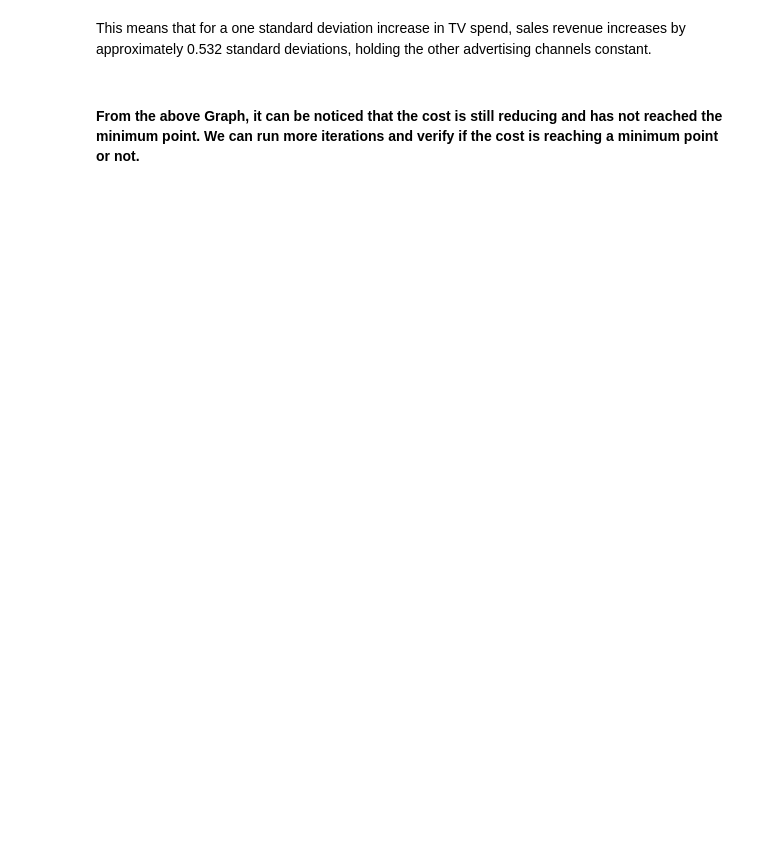
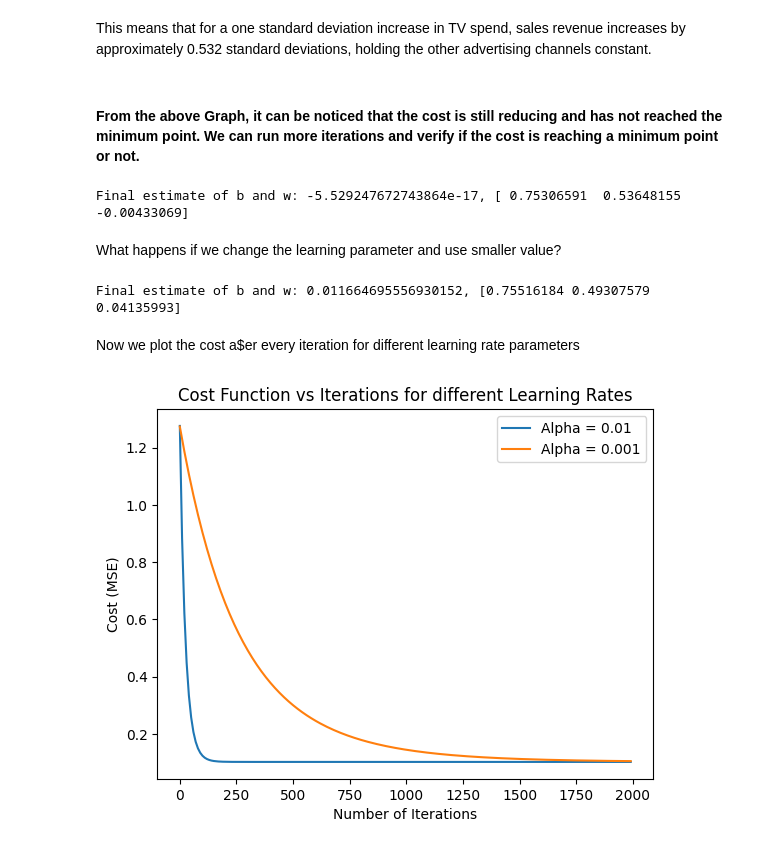
Before and after one commit to Anurag-Warthi/ExcelR, a Jupyter notebook: Data Science/04-Advanced_ML/GD1.ipynb, the cells around one changed output. Drawn from its saved outputs; the diff is of its cells as text; code cells hidden in the pictures; blank space fills up the shorter version.

```diff
--- a/Data Science/04-Advanced_ML/GD1.ipynb
+++ b/Data Science/04-Advanced_ML/GD1.ipynb
@@ -189,3 +189,25 @@ Final Estimates of b and w: 0.42844895817391443, [0.5319735  0.31601458 0.441426
 This means that for a one standard deviation increase in TV spend, sales revenue increases by approximately 0.532 standard deviations, holding the other advertising channels constant.
 # %% [markdown]
 #### From the above Graph, it can be noticed that the cost is still reducing and has not reached the minimum point. We can run more iterations and verify if the cost is reaching a minimum point or not.
+# %%
+alpha_df_1, b, w = run_gradient_descent(X, Y, alpha=0.01, num_iterations=2000)
+# %% [output]
+Final estimate of b and w: -5.529247672743864e-17, [ 0.75306591  0.53648155 -0.00433069]
+# %% [markdown]
+What happens if we change the learning parameter and use smaller value?
+# %%
+alpha_df_2, b, w = run_gradient_descent(X, Y, alpha=0.001, num_iterations=2000)
+# %% [output]
+Final estimate of b and w: 0.011664695556930152, [0.75516184 0.49307579 0.04135993]
+# %% [markdown]
+Now we plot the cost a$er every iteration for different learning rate parameters
+# %%
+plt.plot(alpha_df_1['iteration'], alpha_df_1['cost'], label = 'Alpha = 0.01')
+plt.plot(alpha_df_2['iteration'], alpha_df_2['cost'], label = 'Alpha = 0.001')
+plt.legend()
+plt.xlabel('Number of Iterations')
+plt.ylabel('Cost (MSE)')
+plt.title('Cost Function vs Iterations for different Learning Rates')
+plt.show()
+# %% [output]
+[figure, added]
```
Also changed, not shown: parts of 9 cells of this notebook.
